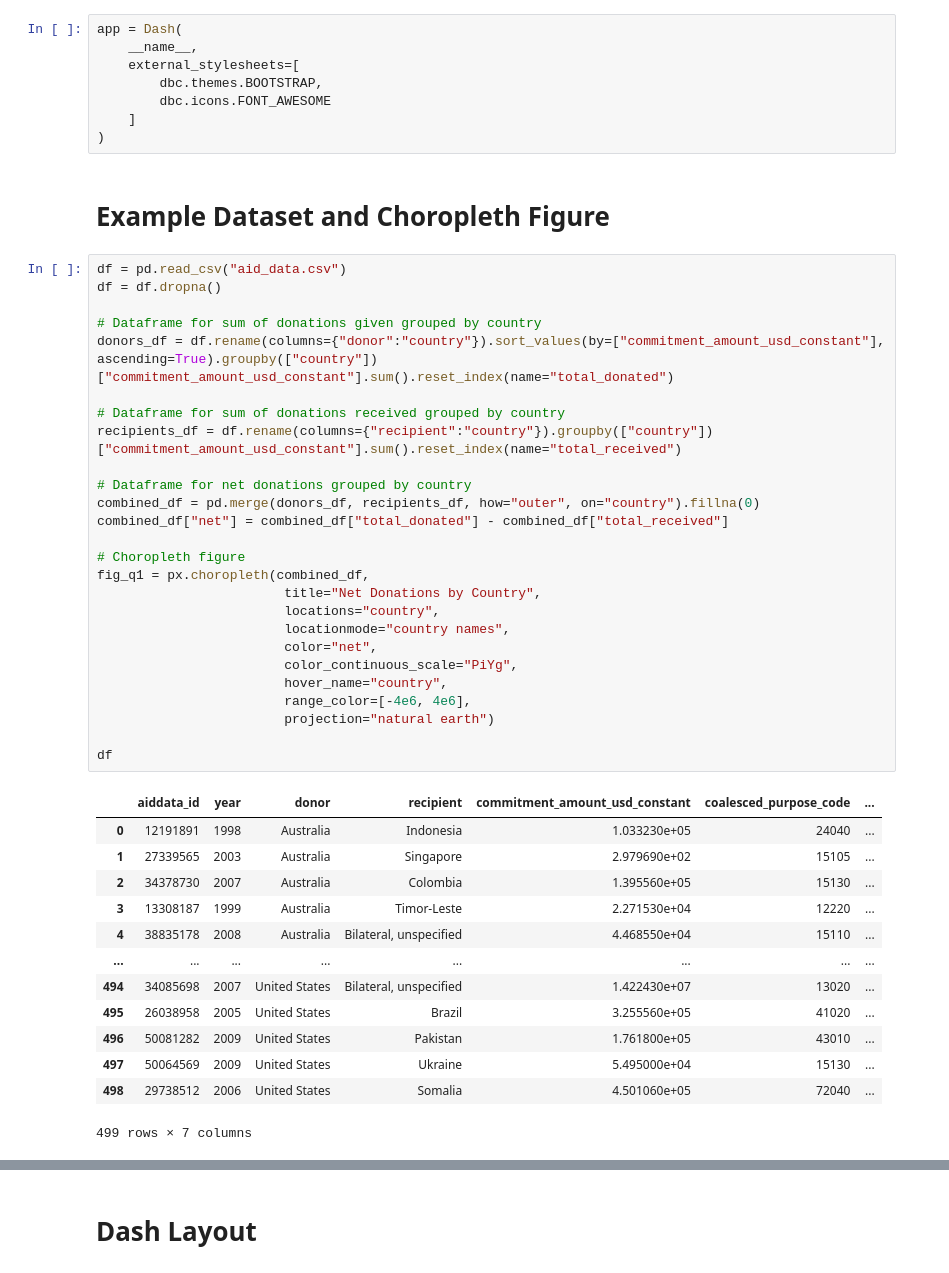
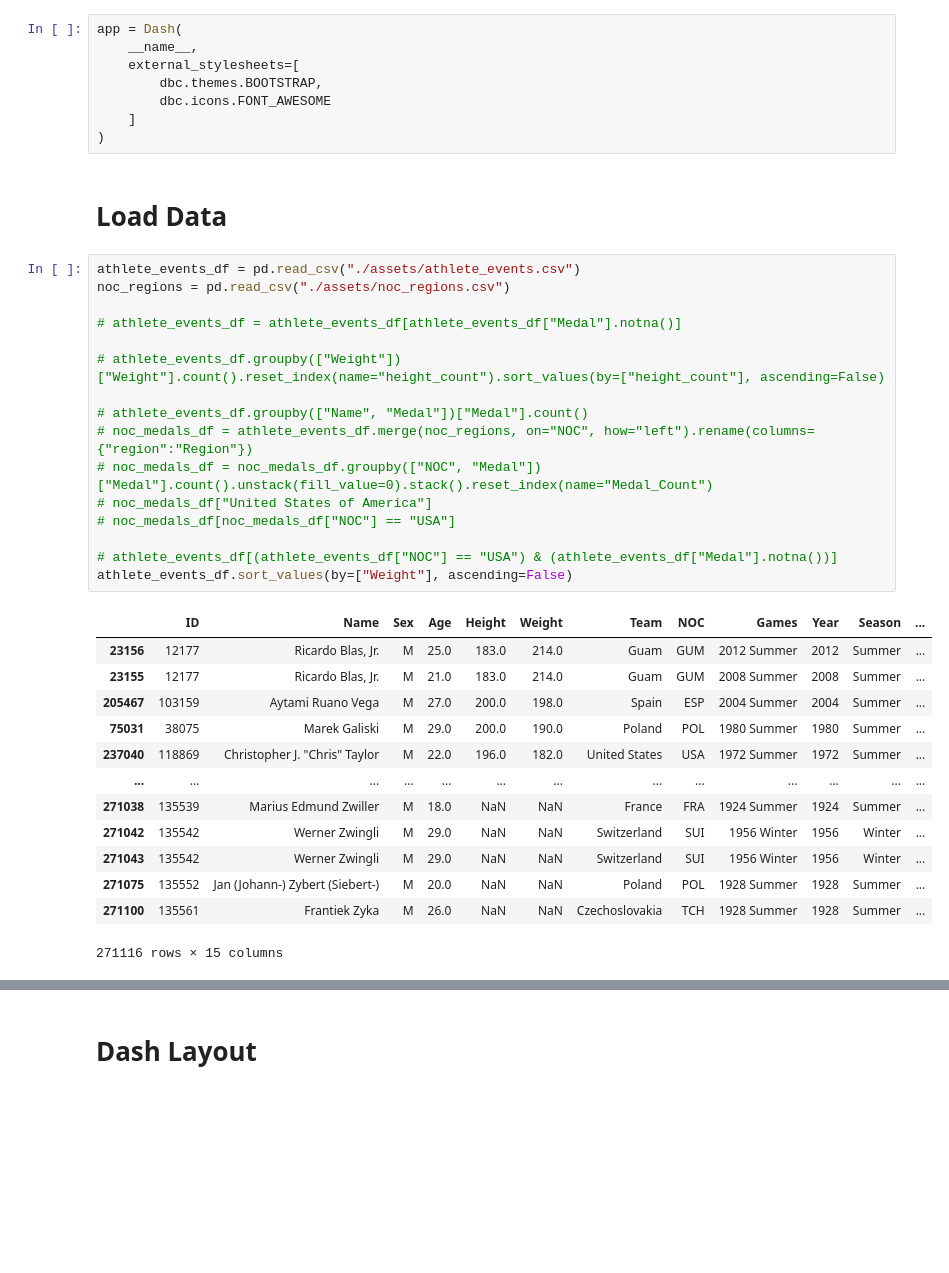
Before and after one commit to genghiskhang/olympic-data, a Jupyter notebook: src/app.ipynb, the cells around one changed output, grey strips where cells are left out. Drawn from its saved outputs; the diff is of its cells as text; blank space fills up the shorter version.

```diff
--- a/src/app.ipynb
+++ b/src/app.ipynb
@@ -18,45 +21,35 @@ app = Dash(
         dbc.icons.FONT_AWESOME
     ]
 )
-# %% [markdown]
-# Example Dataset and Choropleth Figure
-# %%
-df = pd.read_csv("aid_data.csv")
-df = df.dropna()
-
-# Dataframe for sum of donations given grouped by country
-donors_df = df.rename(columns={"donor":"country"}).sort_values(by=["commitment_amount_usd_constant"], ascending=True).groupby(["country"])["commitment_amount_usd_constant"].sum().reset_index(name="total_donated")
-
-# Dataframe for sum of donations received grouped by country
-recipients_df = df.rename(columns={"recipient":"country"}).groupby(["country"])["commitment_amount_usd_constant"].sum().reset_index(name="total_received")
-
-# Dataframe for net donations grouped by country
-combined_df = pd.merge(donors_df, recipients_df, how="outer", on="country").fillna(0)
-combined_df["net"] = combined_df["total_donated"] - combined_df["total_received"]
-
-# Choropleth figure
-fig_q1 = px.choropleth(combined_df,
-                        title="Net Donations by Country",
-                        locations="country",
-                        locationmode="country names",
-                        color="net",
-                        color_continuous_scale="PiYg",
-                        hover_name="country",
-                        range_color=[-4e6, 4e6],
-                        projection="natural earth")
-
-df
-# %% [output]
-|  | aiddata_id | year | donor | recipient | commitment_amount_usd_constant | coalesced_purpose_code | ... |
-| 0 | 12191891 | 1998 | Australia | Indonesia | 1.033230e+05 | 24040 | ... |
-| 1 | 27339565 | 2003 | Australia | Singapore | 2.979690e+02 | 15105 | ... |
-| 2 | 34378730 | 2007 | Australia | Colombia | 1.395560e+05 | 15130 | ... |
-| 3 | 13308187 | 1999 | Australia | Timor-Leste | 2.271530e+04 | 12220 | ... |
-| 4 | 38835178 | 2008 | Australia | Bilateral, unspecified | 4.468550e+04 | 15110 | ... |
-| ... | ... | ... | ... | ... | ... | ... | ... |
-| 494 | 34085698 | 2007 | United States | Bilateral, unspecified | 1.422430e+07 | 13020 | ... |
-| 495 | 26038958 | 2005 | United States | Brazil | 3.255560e+05 | 41020 | ... |
-| 496 | 50081282 | 2009 | United States | Pakistan | 1.761800e+05 | 43010 | ... |
-| 497 | 50064569 | 2009 | United States | Ukraine | 5.495000e+04 | 15130 | ... |
-| 498 | 29738512 | 2006 | United States | Somalia | 4.501060e+05 | 72040 | ... |
-499 rows × 7 columns
+# %% [markdown]
+# Load Data
+# %%
+athlete_events_df = pd.read_csv("./assets/athlete_events.csv")
+noc_regions = pd.read_csv("./assets/noc_regions.csv")
+
+# athlete_events_df = athlete_events_df[athlete_events_df["Medal"].notna()]
+
+# athlete_events_df.groupby(["Weight"])["Weight"].count().reset_index(name="height_count").sort_values(by=["height_count"], ascending=False)
+
+# athlete_events_df.groupby(["Name", "Medal"])["Medal"].count()
+# noc_medals_df = athlete_events_df.merge(noc_regions, on="NOC", how="left").rename(columns={"region":"Region"})
+# noc_medals_df = noc_medals_df.groupby(["NOC", "Medal"])["Medal"].count().unstack(fill_value=0).stack().reset_index(name="Medal_Count")
+# noc_medals_df["United States of America"]
+# noc_medals_df[noc_medals_df["NOC"] == "USA"]
+
+# athlete_events_df[(athlete_events_df["NOC"] == "USA") & (athlete_events_df["Medal"].notna())]
+athlete_events_df.sort_values(by=["Weight"], ascending=False)
+# %% [output]
+|  | ID | Name | Sex | Age | Height | Weight | Team | NOC | Games | Year | Season | ... |
+| 23156 | 12177 | Ricardo Blas, Jr. | M | 25.0 | 183.0 | 214.0 | Guam | GUM | 2012 Summer | 2012 | Summer | ... |
+| 23155 | 12177 | Ricardo Blas, Jr. | M | 21.0 | 183.0 | 214.0 | Guam | GUM | 2008 Summer | 2008 | Summer | ... |
+| 205467 | 103159 | Aytami Ruano Vega | M | 27.0 | 200.0 | 198.0 | Spain | ESP | 2004 Summer | 2004 | Summer | ... |
+| 75031 | 38075 | Marek Galiski | M | 29.0 | 200.0 | 190.0 | Poland | POL | 1980 Summer | 1980 | Summer | ... |
+| 237040 | 118869 | Christopher J. "Chris" Taylor | M | 22.0 | 196.0 | 182.0 | United States | USA | 1972 Summer | 1972 | Summer | ... |
+| ... | ... | ... | ... | ... | ... | ... | ... | ... | ... | ... | ... | ... |
+| 271038 | 135539 | Marius Edmund Zwiller | M | 18.0 | NaN | NaN | France | FRA | 1924 Summer | 1924 | Summer | ... |
+| 271042 | 135542 | Werner Zwingli | M | 29.0 | NaN | NaN | Switzerland | SUI | 1956 Winter | 1956 | Winter | ... |
+| 271043 | 135542 | Werner Zwingli | M | 29.0 | NaN | NaN | Switzerland | SUI | 1956 Winter | 1956 | Winter | ... |
+| 271075 | 135552 | Jan (Johann-) Zybert (Siebert-) | M | 20.0 | NaN | NaN | Poland | POL | 1928 Summer | 1928 | Summer | ... |
+| 271100 | 135561 | Frantiek Zyka | M | 26.0 | NaN | NaN | Czechoslovakia | TCH | 1928 Summer | 1928 | Summer | ... |
+271116 rows × 15 columns
```
Also changed, not shown: parts of 7 cells of this notebook, 6 other files.
